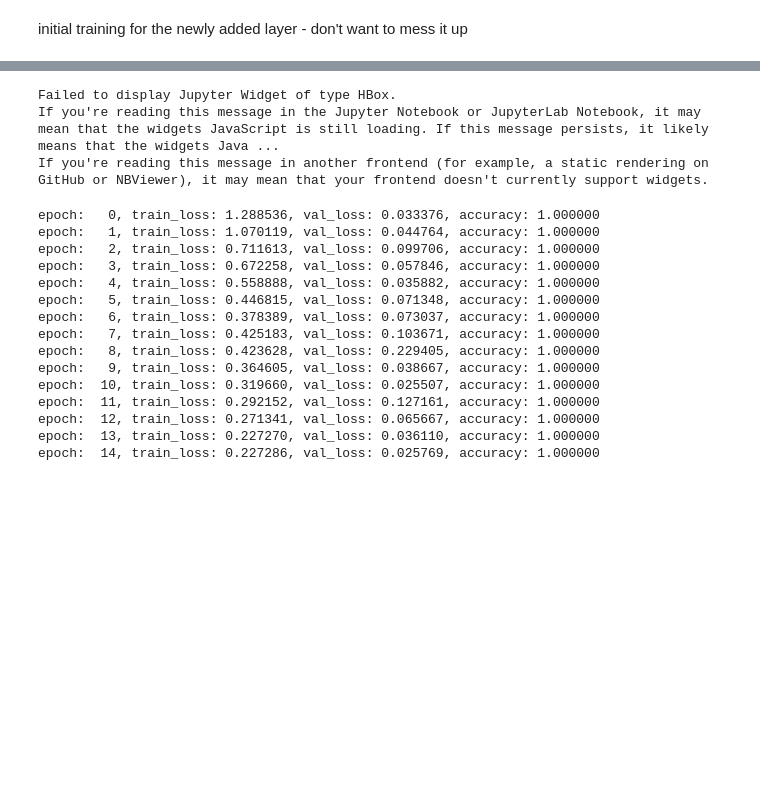
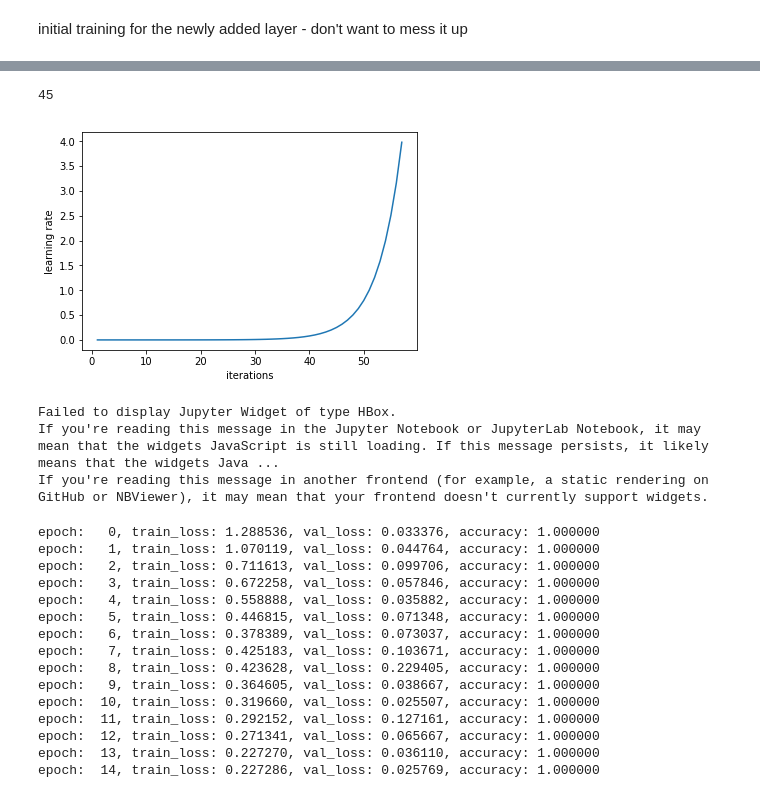
Before and after one commit to NathanYee/deepLearningIndependentStudy, a Jupyter notebook: notebooks/plant-seedlings-classification.ipynb, the cells around one changed output, grey strips where cells are left out. Cells and saved outputs as stored; diff of their text form; code cells hidden in the pictures; blank space fills up the shorter version.

```diff
--- a/notebooks/plant-seedlings-classification.ipynb
+++ b/notebooks/plant-seedlings-classification.ipynb
@@ -49,5 +105,11 @@ learn.lr_find()
+# %%
+len(x)
+# %% [output]
+45
 # %%
-learn.sched.plot()
+learn.sched.plot_lr()
+# %% [output]
+[figure, added]
 # %%
 learn.fit(.1, n_cycle=4, cycle_len=1, cycle_mult=2)
 # %% [output]
```
Also changed, not shown: parts of 18 cells of this notebook, 3 other files.
